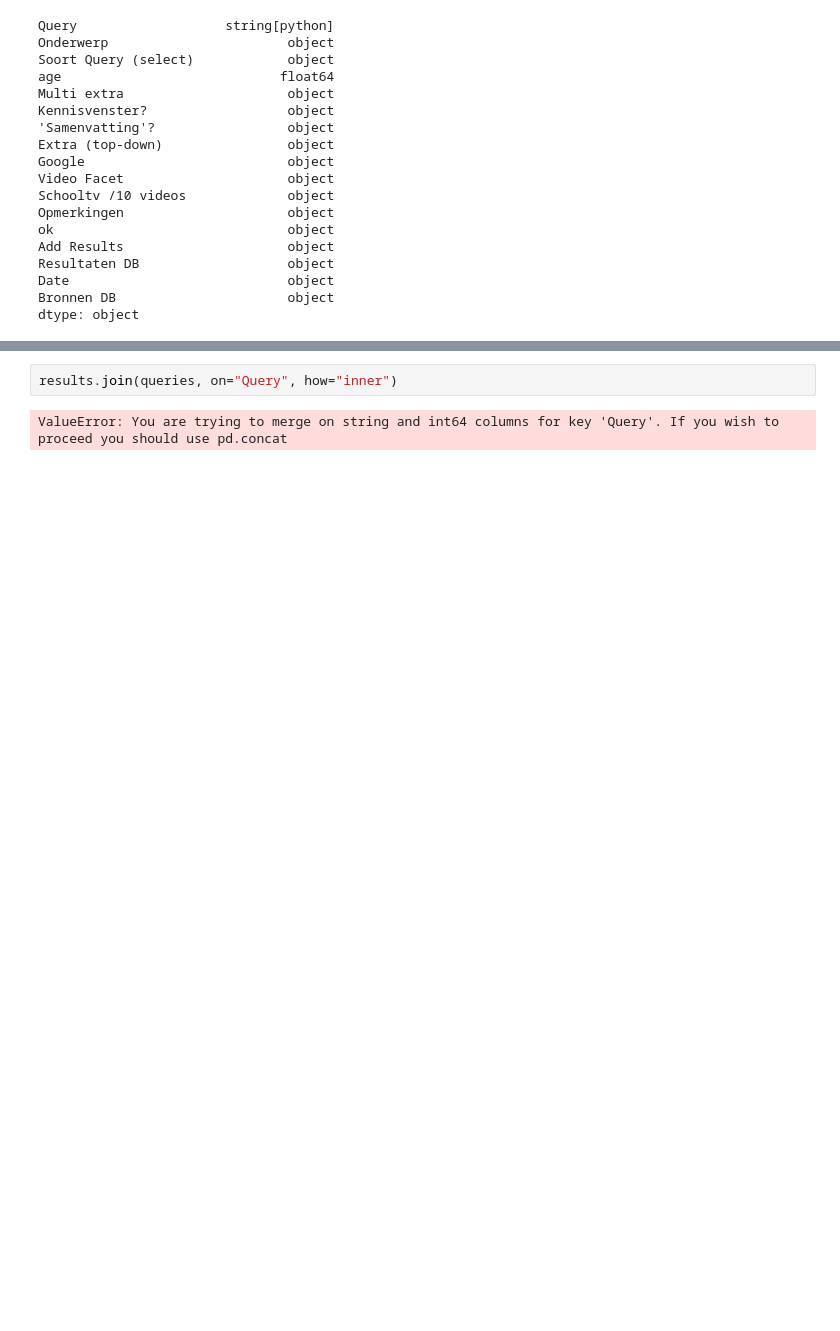
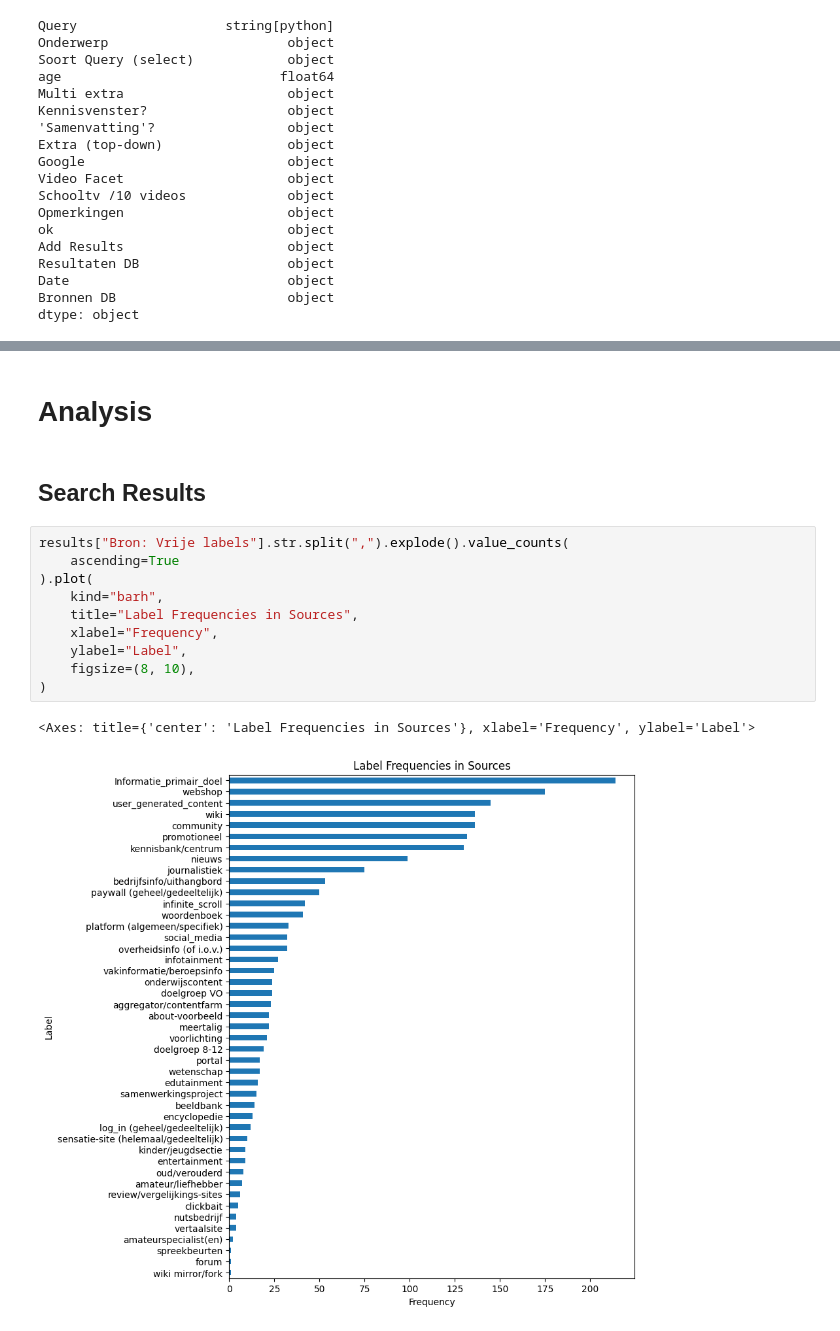
Before and after one commit to SlimZoeken/100queries, a Jupyter notebook: notebooks/analysis.ipynb, the cells around one changed output, grey strips where cells are left out. Cells and saved outputs as stored; diff of their text form; blank space fills up the shorter version.

```diff
--- a/notebooks/analysis.ipynb
+++ b/notebooks/analysis.ipynb
@@ -203,4 +212,17 @@ results.loc[results["Query"].str.startswith(query)].sort_values(by="Ranking")
-# %%
-results.join(queries, on="Query", how="inner")
-# %% [output]
-ValueError: You are trying to merge on string and int64 columns for key 'Query'. If you wish to proceed you should use pd.concat
+# %% [markdown]
+# Analysis
+# %% [markdown]
+## Search Results
+# %%
+results["Bron: Vrije labels"].str.split(",").explode().value_counts(
+    ascending=True
+).plot(
+    kind="barh",
+    title="Label Frequencies in Sources",
+    xlabel="Frequency",
+    ylabel="Label",
+    figsize=(8, 10),
+)
+# %% [output]
+<Axes: title={'center': 'Label Frequencies in Sources'}, xlabel='Frequency', ylabel='Label'>
+[figure, added]
```
Also changed, not shown: parts of 9 cells of this notebook.
